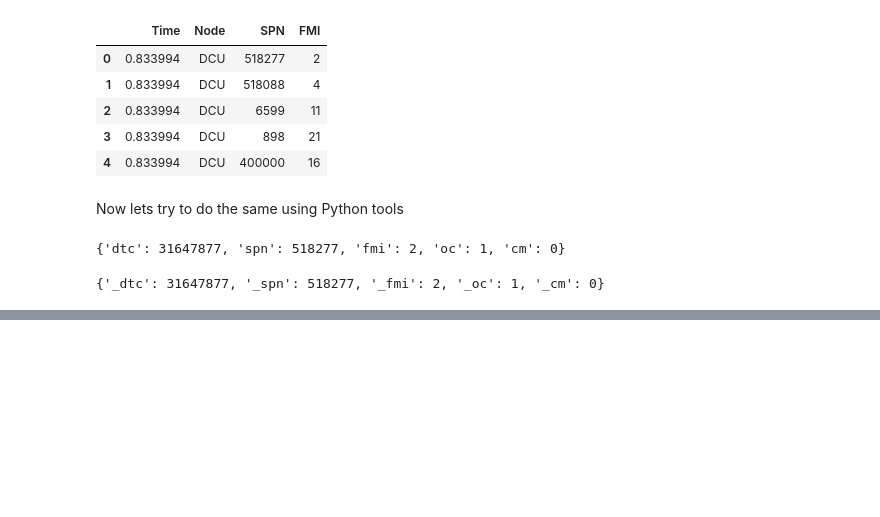
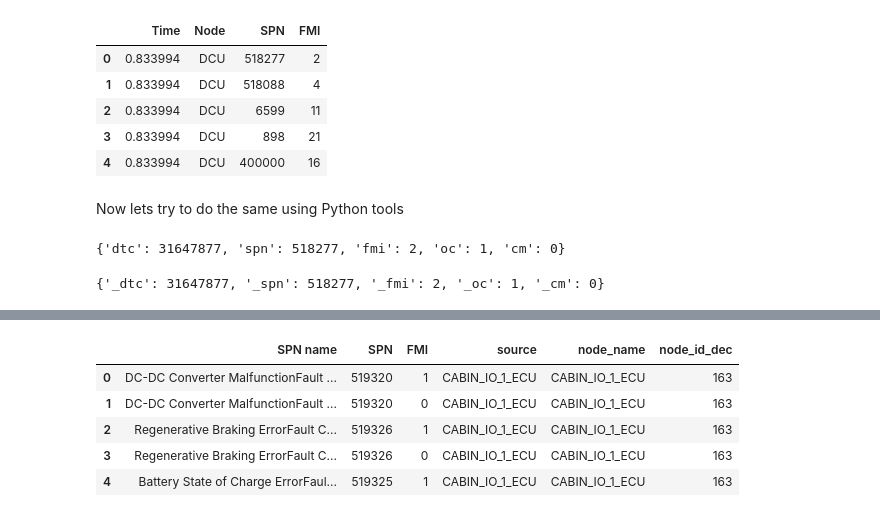
Before and after one commit to huanmel/can_log_utils, a Jupyter notebook: ex_MDF_parse_J1939_DM01_DTC_FMI.ipynb, the cells around one changed output, grey strips where cells are left out. Cells and saved outputs as stored; diff of their text form; code cells hidden in the pictures; blank space fills up the shorter version.

```diff
--- a/ex_MDF_parse_J1939_DM01_DTC_FMI.ipynb
+++ b/ex_MDF_parse_J1939_DM01_DTC_FMI.ipynb
@@ -208,0 +243,11 @@ Next - try to parse all data from log in table format
+# %%
+#  extend spn table with source address
+DTC_db_df=DTC_db_df.merge(ECU_db_df,how='left',left_on='source',right_on='node_name')
+DTC_db_df.head();
+# %% [output]
+|  | SPN name | SPN | FMI | source | node_name | node_id_dec |
+| 0 | DC-DC Converter MalfunctionFault ... | 519320 | 1 | CABIN_IO_1_ECU | CABIN_IO_1_ECU | 163 |
+| 1 | DC-DC Converter MalfunctionFault ... | 519320 | 0 | CABIN_IO_1_ECU | CABIN_IO_1_ECU | 163 |
+| 2 | Regenerative Braking ErrorFault C... | 519326 | 1 | CABIN_IO_1_ECU | CABIN_IO_1_ECU | 163 |
+| 3 | Regenerative Braking ErrorFault C... | 519326 | 0 | CABIN_IO_1_ECU | CABIN_IO_1_ECU | 163 |
+| 4 | Battery State of Charge ErrorFaul... | 519325 | 1 | CABIN_IO_1_ECU | CABIN_IO_1_ECU | 163 |
```
Also changed, not shown: parts of 11 cells of this notebook, 4 other files.
